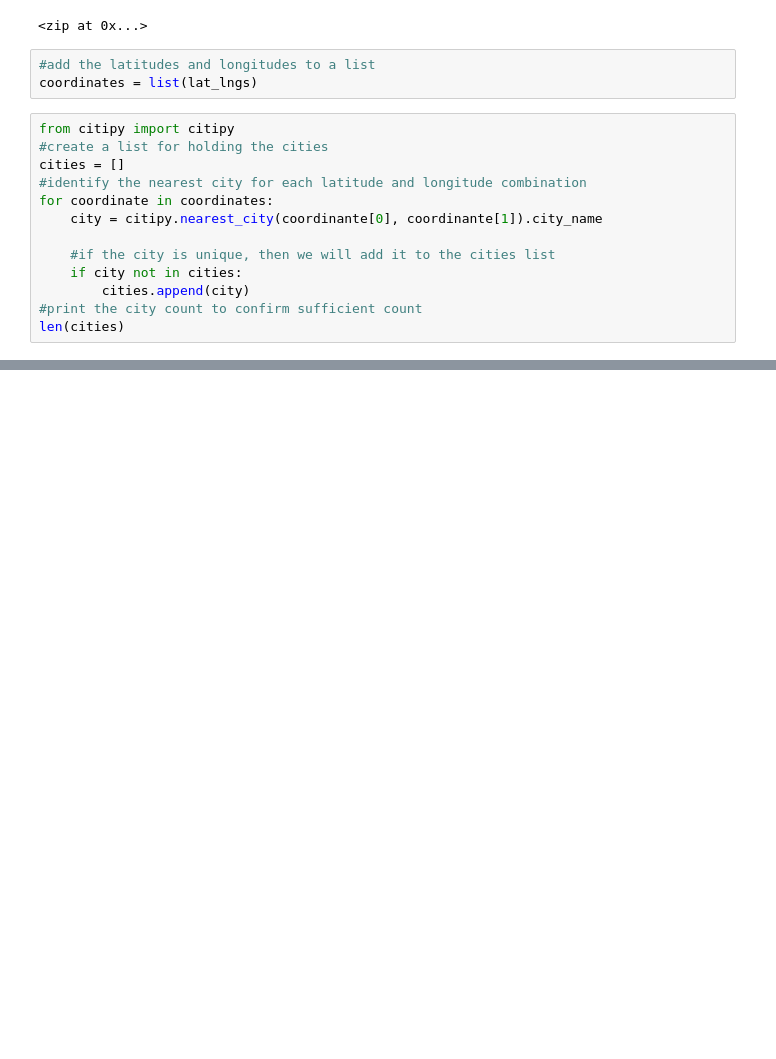
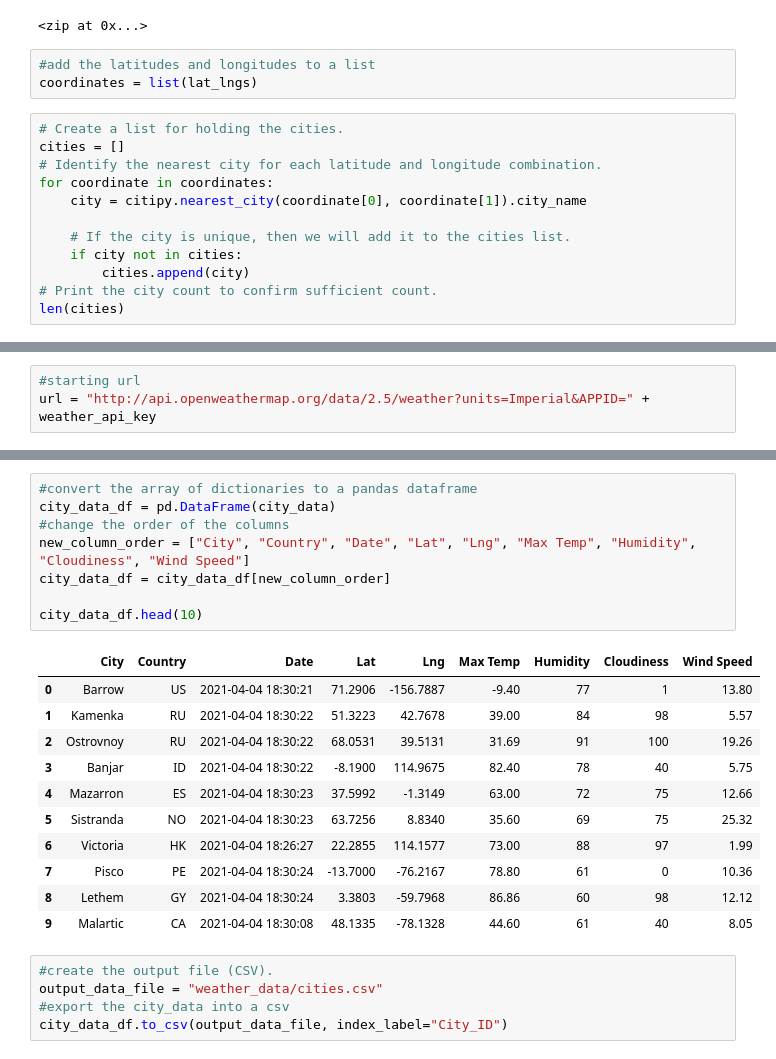
Before and after one commit to EricWilliams64/World_Weather_Analysis, a Jupyter notebook: WeatherPy.ipynb, the cells around one changed output, grey strips where cells are left out. Saved outputs shown, nothing was run; the diff lists cells and outputs as text; blank space fills up the shorter version.

```diff
--- a/WeatherPy.ipynb
+++ b/WeatherPy.ipynb
@@ -15,16 +23,15 @@ lat_lngs
 #add the latitudes and longitudes to a list
 coordinates = list(lat_lngs)
 # %%
-from citipy import citipy
-#create a list for holding the cities
+# Create a list for holding the cities.
 cities = []
-#identify the nearest city for each latitude and longitude combination
+# Identify the nearest city for each latitude and longitude combination.
 for coordinate in coordinates:
-    city = citipy.nearest_city(coordinante[0], coordinante[1]).city_name
+    city = citipy.nearest_city(coordinate[0], coordinate[1]).city_name
 
-    #if the city is unique, then we will add it to the cities list
+    # If the city is unique, then we will add it to the cities list.
     if city not in cities:
         cities.append(city)
-#print the city count to confirm sufficient count
+# Print the city count to confirm sufficient count.
 len(cities)
 # %% [output]
@@ -31,0 +39,3 @@ NameError: name 'coordinante' is not defined
+# %%
+#starting url
+url = "http://api.openweathermap.org/data/2.5/weather?units=Imperial&APPID=" + weather_api_key
@@ -31,0 +119,25 @@ NameError: name 'coordinante' is not defined
+# %%
+#convert the array of dictionaries to a pandas dataframe
+city_data_df = pd.DataFrame(city_data)
+#change the order of the columns
+new_column_order = ["City", "Country", "Date", "Lat", "Lng", "Max Temp", "Humidity", "Cloudiness", "Wind Speed"]
+city_data_df = city_data_df[new_column_order]
+
+city_data_df.head(10)
+# %% [output]
+|  | City | Country | Date | Lat | Lng | Max Temp | Humidity | Cloudiness | Wind Speed |
+| 0 | Barrow | US | 2021-04-04 18:30:21 | 71.2906 | -156.7887 | -9.40 | 77 | 1 | 13.80 |
+| 1 | Kamenka | RU | 2021-04-04 18:30:22 | 51.3223 | 42.7678 | 39.00 | 84 | 98 | 5.57 |
+| 2 | Ostrovnoy | RU | 2021-04-04 18:30:22 | 68.0531 | 39.5131 | 31.69 | 91 | 100 | 19.26 |
+| 3 | Banjar | ID | 2021-04-04 18:30:22 | -8.1900 | 114.9675 | 82.40 | 78 | 40 | 5.75 |
+| 4 | Mazarron | ES | 2021-04-04 18:30:23 | 37.5992 | -1.3149 | 63.00 | 72 | 75 | 12.66 |
+| 5 | Sistranda | NO | 2021-04-04 18:30:23 | 63.7256 | 8.8340 | 35.60 | 69 | 75 | 25.32 |
+| 6 | Victoria | HK | 2021-04-04 18:26:27 | 22.2855 | 114.1577 | 73.00 | 88 | 97 | 1.99 |
+| 7 | Pisco | PE | 2021-04-04 18:30:24 | -13.7000 | -76.2167 | 78.80 | 61 | 0 | 10.36 |
+| 8 | Lethem | GY | 2021-04-04 18:30:24 | 3.3803 | -59.7968 | 86.86 | 60 | 98 | 12.12 |
+| 9 | Malartic | CA | 2021-04-04 18:30:08 | 48.1335 | -78.1328 | 44.60 | 61 | 40 | 8.05 |
+# %%
+#create the output file (CSV).
+output_data_file = "weather_data/cities.csv"
+#export the city_data into a csv
+city_data_df.to_csv(output_data_file, index_label="City_ID")
```
Also changed, not shown: parts of 4 cells of this notebook, 2 other files.
